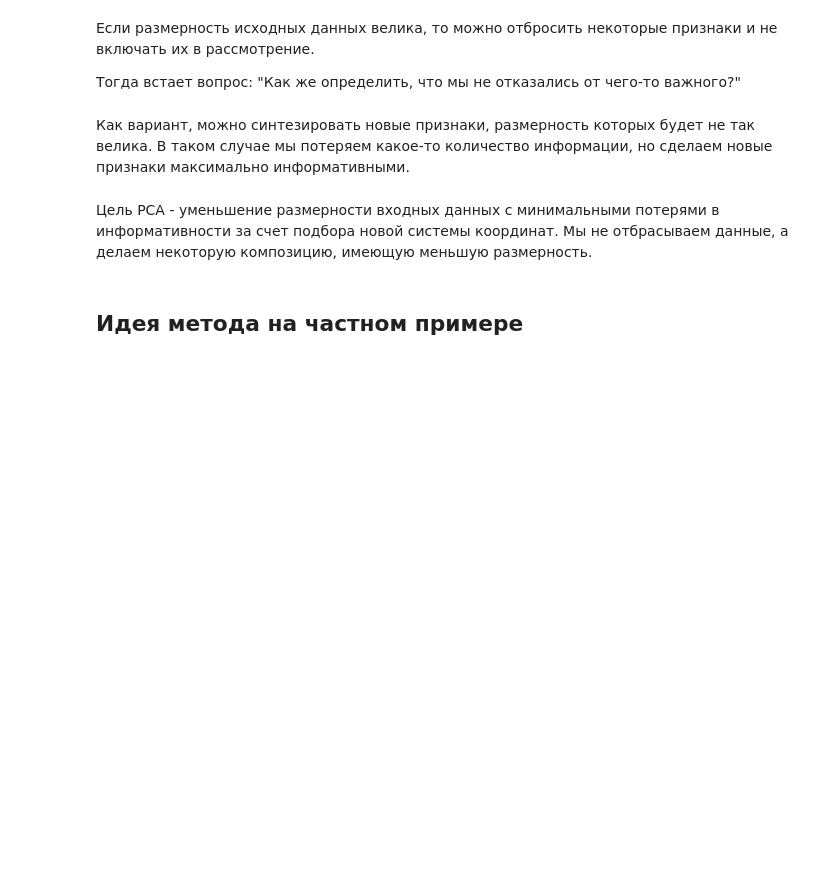
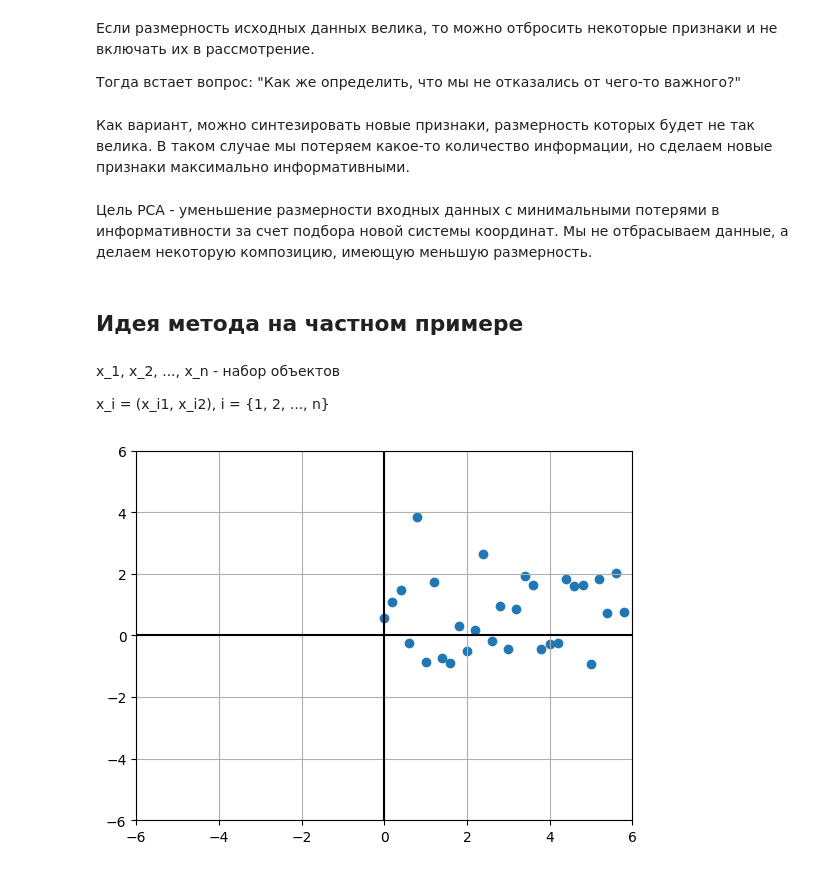
Before and after one commit to maxsafonkin/ml, a Jupyter notebook: itmo/02_PCA.ipynb, the cells around one changed output. Cells and saved outputs as stored; diff of their text form; code cells hidden in the pictures; blank space fills up the shorter version.

```diff
--- a/itmo/02_PCA.ipynb
+++ b/itmo/02_PCA.ipynb
@@ -12,3 +12,25 @@
 Цель PCA - уменьшение размерности входных данных с минимальными потерями в информативности за счет подбора новой системы координат. Мы не отбрасываем данные, а делаем некоторую композицию, имеющую меньшую размерность.
 # %% [markdown]
 ## Идея метода на частном примере
+# %% [markdown]
+x_1, x_2, ..., x_n - набор объектов
+
+x_i = (x_i1, x_i2), i = {1, 2, ..., n}
+# %%
+import matplotlib.pyplot as plt
+import numpy as np
+
+X = np.arange(0, 6, step=0.2)
+Y = np.random.uniform(-1, 4, X.shape[0])
+# %%
+def plot(X, Y, plot_type: str, **kwargs):
+    plt.axvline(0, color="black")
+    plt.axhline(0, color="black")
+    plt.xlim(-6, 6)
+    plt.ylim(-6, 6)
+    plt.grid()
+    plt.__getattribute__(plot_type)(X, Y, **kwargs)
+# %%
+plot(X, Y, plot_type="scatter")
+# %% [output]
+[figure, added]
```
Also changed, not shown: parts of 13 cells of this notebook, 1 other file.
